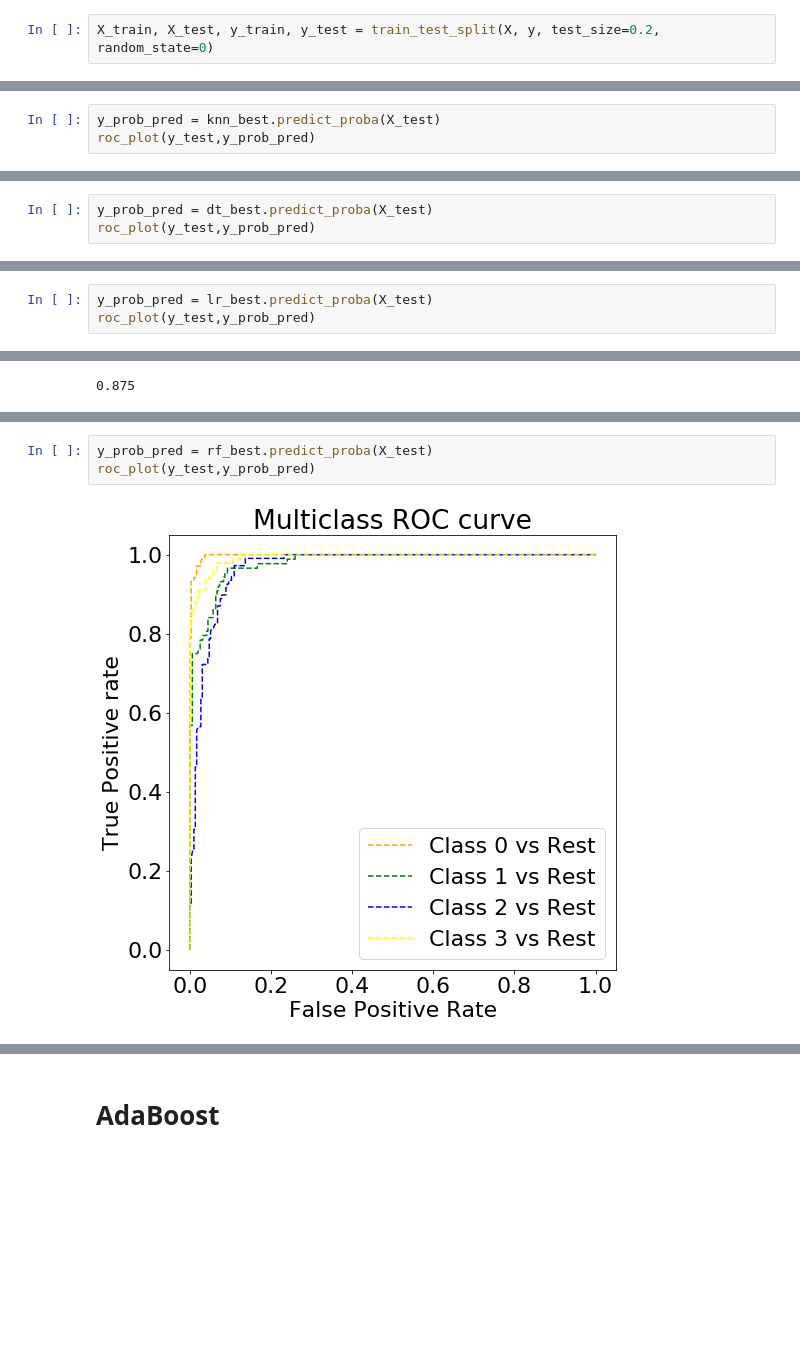
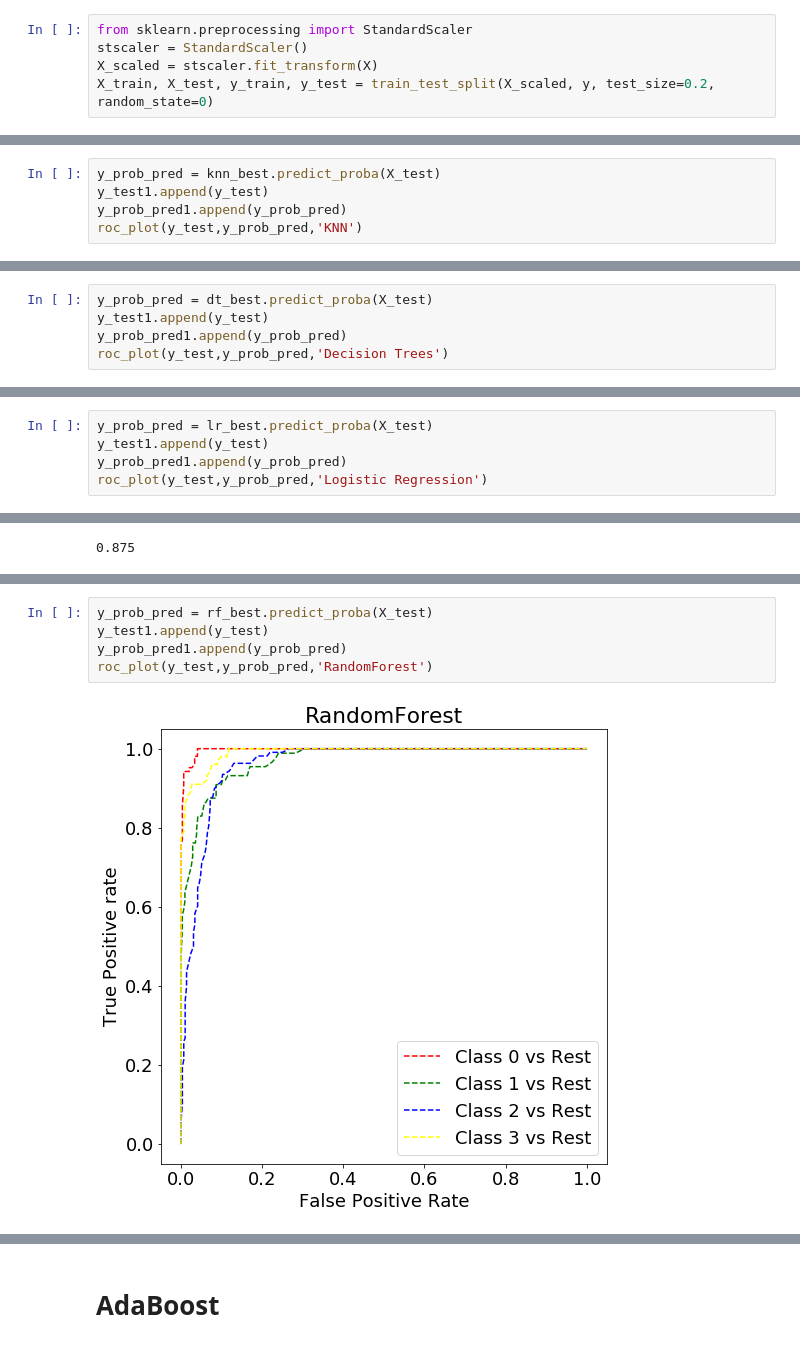
Before and after one commit to anirudh4git/Mobile_Price_Range_Prediction, a Jupyter notebook: FinalNotebookCapstoneML_I.ipynb, the cells around one changed output, grey strips where cells are left out. Cells and saved outputs as stored; diff of their text form; blank space fills up the shorter version.

```diff
--- a/FinalNotebookCapstoneML_I.ipynb
+++ b/FinalNotebookCapstoneML_I.ipynb
@@ -566,7 +575,10 @@ def roc_plot(y_test,y_prob_pred):
 from sklearn.neighbors import KNeighborsClassifier
 knn = KNeighborsClassifier()
 # %%
-X_train, X_test, y_train, y_test = train_test_split(X, y, test_size=0.2, random_state=0)
+from sklearn.preprocessing import StandardScaler
+stscaler = StandardScaler()
+X_scaled = stscaler.fit_transform(X)
+X_train, X_test, y_train, y_test = train_test_split(X_scaled, y, test_size=0.2, random_state=0)
 # %%
 knn.fit(X_train,y_train)
 # %% [output]
@@ -637,4 +649,6 @@ For testing data:
 # %%
 y_prob_pred = knn_best.predict_proba(X_test)
-roc_plot(y_test,y_prob_pred)
+y_test1.append(y_test)
+y_prob_pred1.append(y_prob_pred)
+roc_plot(y_test,y_prob_pred,'KNN')
 # %% [output]
@@ -755,4 +769,6 @@ For testing data:
 # %%
 y_prob_pred = dt_best.predict_proba(X_test)
-roc_plot(y_test,y_prob_pred)
+y_test1.append(y_test)
+y_prob_pred1.append(y_prob_pred)
+roc_plot(y_test,y_prob_pred,'Decision Trees')
 # %% [output]
@@ -867,4 +882,6 @@ For testing data:
 # %%
 y_prob_pred = lr_best.predict_proba(X_test)
-roc_plot(y_test,y_prob_pred)
+y_test1.append(y_test)
+y_prob_pred1.append(y_prob_pred)
+roc_plot(y_test,y_prob_pred,'Logistic Regression')
 # %% [output]
@@ -995,8 +1012,10 @@ For testing data:
 # %%
 y_prob_pred = rf_best.predict_proba(X_test)
-roc_plot(y_test,y_prob_pred)
+y_test1.append(y_test)
+y_prob_pred1.append(y_prob_pred)
+roc_plot(y_test,y_prob_pred,'RandomForest')
 # %% [output]
-[figure, old version]
+[figure, new version]
 # %%
 printFeatureImportance(rf_best)
 # %% [output]
```
Also changed, not shown: parts of 85 cells of this notebook.
